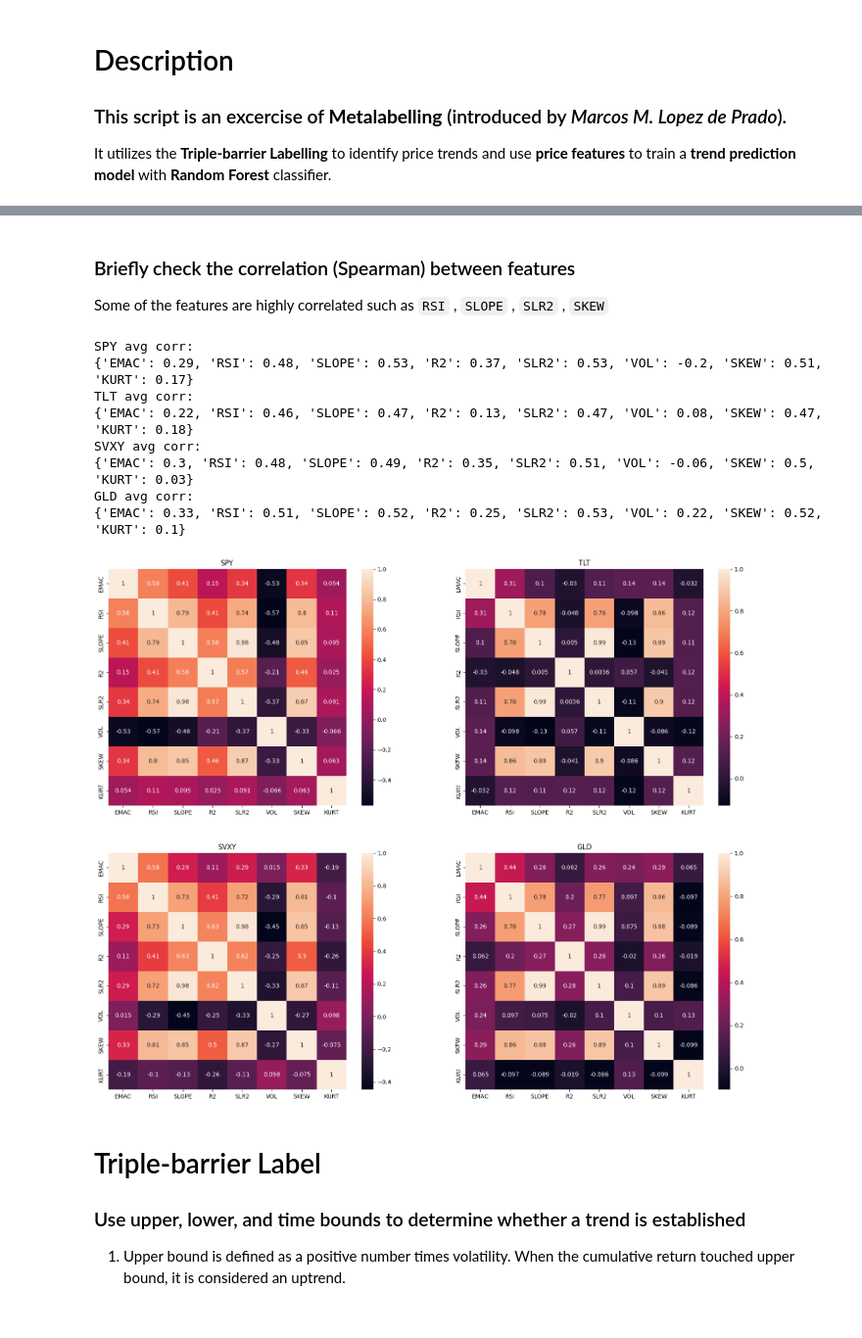
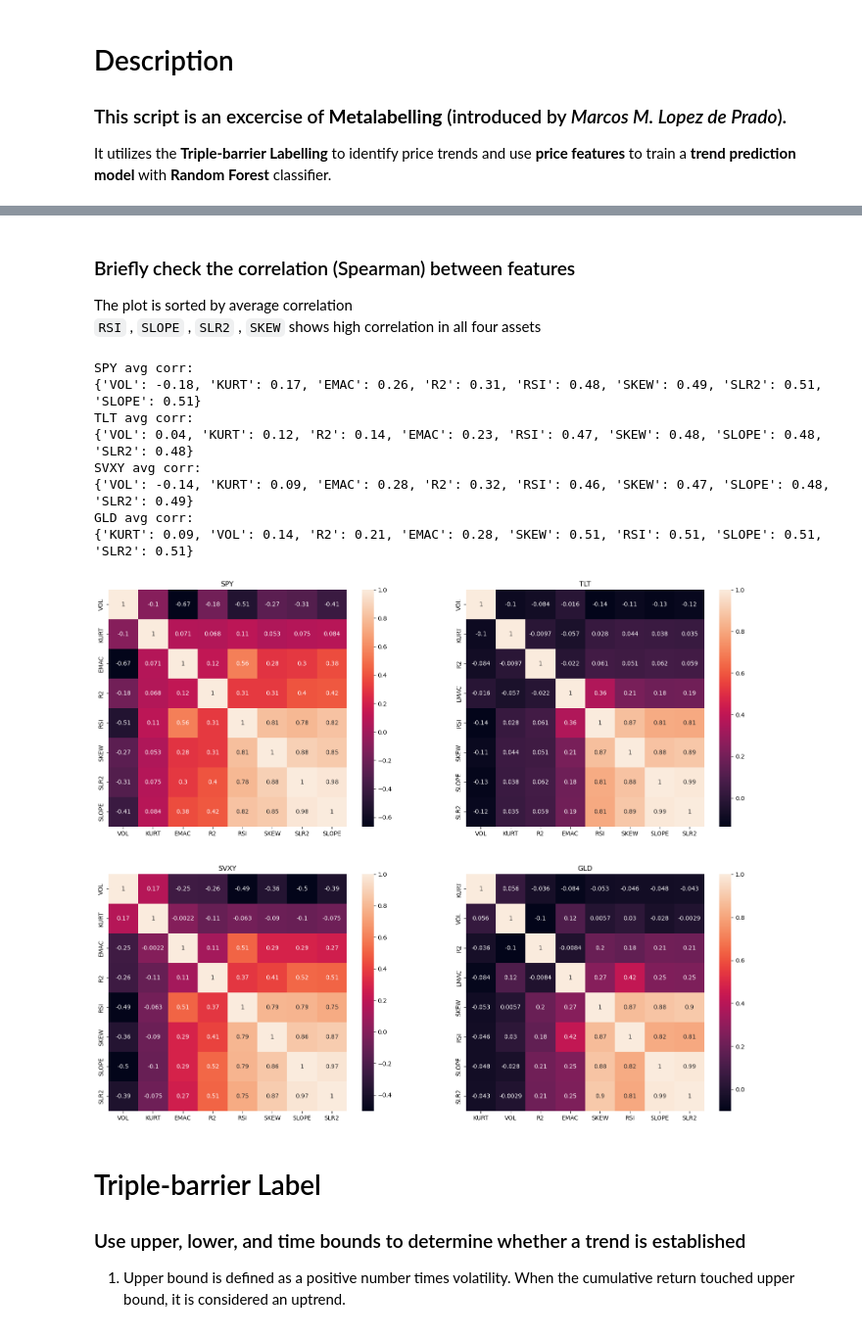
Before and after one commit to kcf1/Personal-Projects, a Jupyter notebook: Trading/Metalabelling Excercise/meta_labelling_excercise.ipynb, the cells around one changed output, grey strips where cells are left out. Shown at 98% size. Drawn from its saved outputs; the diff is of its cells as text; code cells hidden in the pictures.

```diff
--- a/Trading/Metalabelling Excercise/meta_labelling_excercise.ipynb
+++ b/Trading/Metalabelling Excercise/meta_labelling_excercise.ipynb
@@ -297,36 +123,39 @@ def get_DIST(logprc,lookback):
   return DIST
 # %%
 all_feat = dict()
-lookback = 60
+lookback = 20
 for symbol in symbols:
     data = all_data[symbol]
     feat = get_feat(data,lookback)
     all_feat[symbol] = feat
 # %% [markdown]
 ### Briefly check the correlation (Spearman) between features
-Some of the features are highly correlated such as `RSI` , `SLOPE` , `SLR2` , `SKEW`
+The plot is sorted by average correlation <br>
+`RSI` , `SLOPE` , `SLR2` , `SKEW` shows high correlation in all four assets
 # %%
 fig,axes = plt.subplots(2,2,figsize=(20,16))
 for i,symbol in enumerate(symbols):
     ax = axes[i//2,i%2]
     ax.set_title(symbol)
 
     feat = all_feat[symbol]
+    #corr = feat.corr(method='pearson')
     corr = feat.corr(method='spearman')
+    avg_corr = corr.mean().sort_values(ascending=True)
     print(f'{symbol} avg corr:')
-    print(np.around(corr.mean(),2).to_dict())
+    print(np.around(avg_corr,2).to_dict())
 
-    sns.heatmap(corr, annot=True, ax=ax)
+    sns.heatmap(corr.loc[avg_corr.index,avg_corr.index], annot=True, ax=ax)
 # %% [output]
 SPY avg corr:
-{'EMAC': 0.29, 'RSI': 0.48, 'SLOPE': 0.53, 'R2': 0.37, 'SLR2': 0.53, 'VOL': -0.2, 'SKEW': 0.51, 'KURT': 0.17}
+{'VOL': -0.18, 'KURT': 0.17, 'EMAC': 0.26, 'R2': 0.31, 'RSI': 0.48, 'SKEW': 0.49, 'SLR2': 0.51, 'SLOPE': 0.51}
 TLT avg corr:
-{'EMAC': 0.22, 'RSI': 0.46, 'SLOPE': 0.47, 'R2': 0.13, 'SLR2': 0.47, 'VOL': 0.08, 'SKEW': 0.47, 'KURT': 0.18}
+{'VOL': 0.04, 'KURT': 0.12, 'R2': 0.14, 'EMAC': 0.23, 'RSI': 0.47, 'SKEW': 0.48, 'SLOPE': 0.48, 'SLR2': 0.48}
 SVXY avg corr:
-{'EMAC': 0.3, 'RSI': 0.48, 'SLOPE': 0.49, 'R2': 0.35, 'SLR2': 0.51, 'VOL': -0.06, 'SKEW': 0.5, 'KURT': 0.03}
+{'VOL': -0.14, 'KURT': 0.09, 'EMAC': 0.28, 'R2': 0.32, 'RSI': 0.46, 'SKEW': 0.47, 'SLOPE': 0.48, 'SLR2': 0.49}
 GLD avg corr:
-{'EMAC': 0.33, 'RSI': 0.51, 'SLOPE': 0.52, 'R2': 0.25, 'SLR2': 0.53, 'VOL': 0.22, 'SKEW': 0.52, 'KURT': 0.1}
+{'KURT': 0.09, 'VOL': 0.14, 'R2': 0.21, 'EMAC': 0.28, 'SKEW': 0.51, 'RSI': 0.51, 'SLOPE': 0.51, 'SLR2': 0.51}
-[figure, old version]
+[figure, new version]
 # %% [markdown]
 # Triple-barrier Label
 ### Use upper, lower, and time bounds to determine whether a trend is established
```
Also changed, not shown: parts of 22 cells of this notebook.
